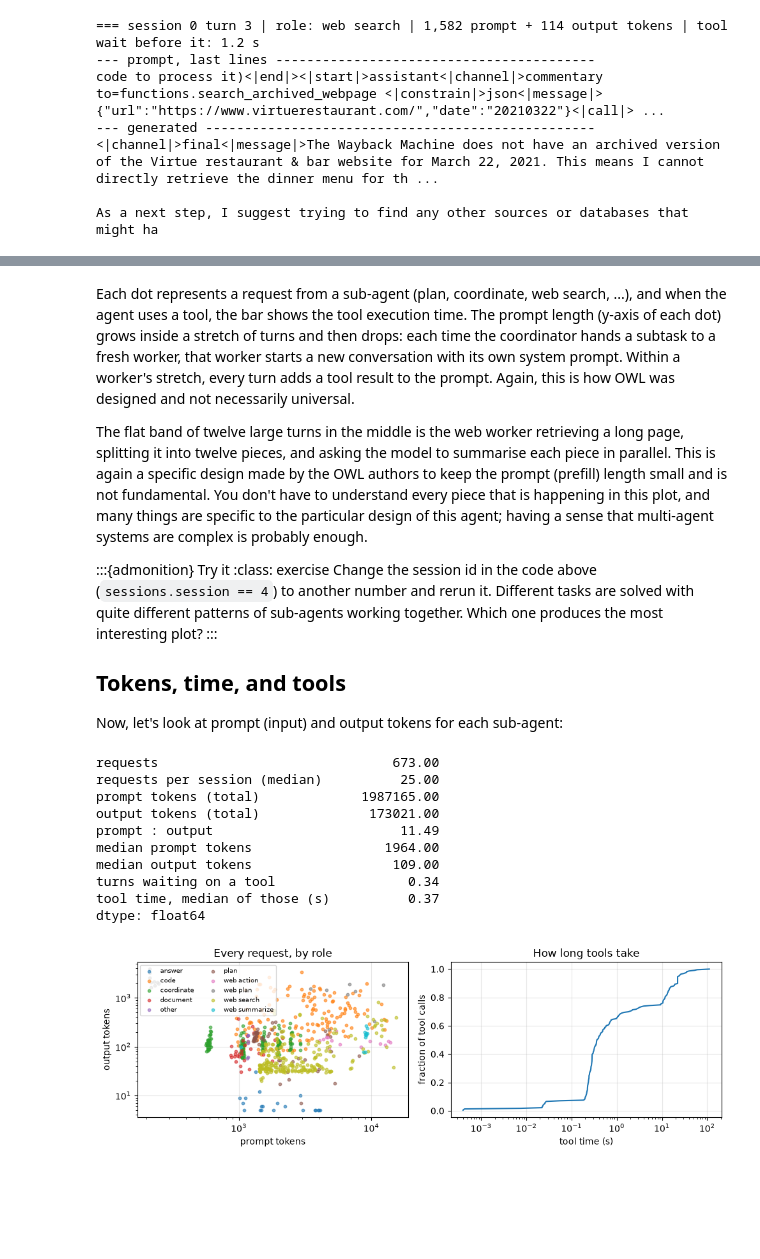
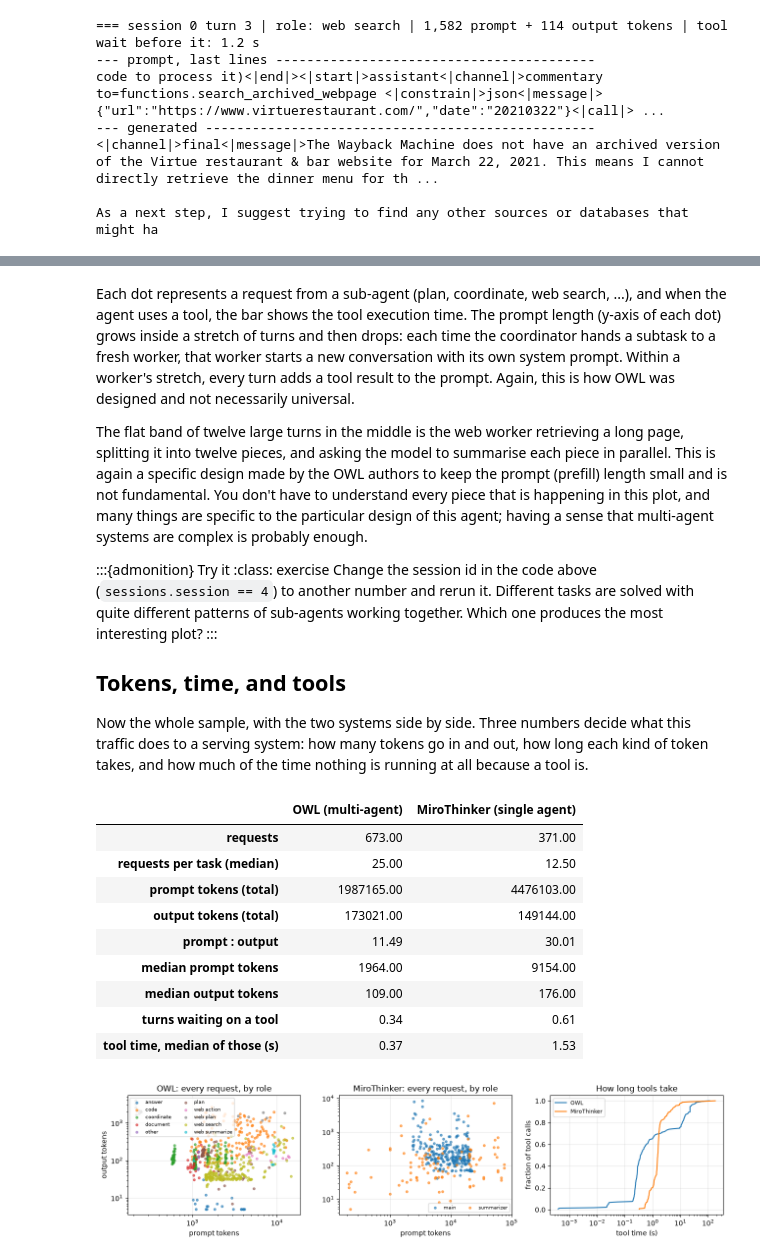
Before and after one commit to kwmaeng91/studying-llm-systems-without-gpus, a Jupyter notebook: docs/lectures/06-agentic-workloads.ipynb, the cells around one changed output, grey strips where cells are left out. Drawn from its saved outputs; the diff is of its cells as text; code cells hidden in the pictures; blank space fills up the shorter version.

```diff
--- a/docs/lectures/06-agentic-workloads.ipynb
+++ b/docs/lectures/06-agentic-workloads.ipynb
@@ -228,43 +267,50 @@ sub-agents working together. Which one produces the most interesting plot?
 
 ## Tokens, time, and tools
 
-Now, let's look at prompt (input) and output tokens for each sub-agent:
+Now the whole sample, with the two systems side by side. Three numbers decide
+what this traffic does to a serving system: how many tokens go in and out, how
+long each kind of token takes, and how much of the time nothing is running at
+all because a tool is.
 # %%
-tokens = pd.Series({
-    "requests": len(sessions),
-    "requests per session (median)": sessions.groupby("session").size().median(),
-    "prompt tokens (total)": sessions.num_prefill_tokens.sum(),
-    "output tokens (total)": sessions.num_decode_tokens.sum(),
-    "prompt : output": sessions.num_prefill_tokens.sum() / sessions.num_decode_tokens.sum(),
-    "median prompt tokens": sessions.num_prefill_tokens.median(),
-    "median output tokens": sessions.num_decode_tokens.median(),
-    "turns waiting on a tool": (sessions.tool_time > 0).mean(),
-    "tool time, median of those (s)": sessions.loc[sessions.tool_time > 0, "tool_time"].median(),
-})
-tokens.round(2)
+def shape(df):
+    return {"requests": len(df),
+            "requests per task (median)": df.groupby("session").size().median(),
+            "prompt tokens (total)": df.num_prefill_tokens.sum(),
+            "output tokens (total)": df.num_decode_tokens.sum(),
+            "prompt : output": df.num_prefill_tokens.sum() / df.num_decode_tokens.sum(),
+            "median prompt tokens": df.num_prefill_tokens.median(),
+            "median output tokens": df.num_decode_tokens.median(),
+            "turns waiting on a tool": (df.tool_time > 0).mean(),
+            "tool time, median of those (s)": df.loc[df.tool_time > 0, "tool_time"].median()}
+
+pd.DataFrame({"OWL (multi-agent)": shape(sessions),
+              "MiroThinker (single agent)": shape(miro)}).round(2)
 # %% [output]
-requests                              673.00
-requests per session (median)          25.00
-prompt tokens (total)             1987165.00
-output tokens (total)              173021.00
-prompt : output                        11.49
-median prompt tokens                 1964.00
-median output tokens                  109.00
-turns waiting on a tool                 0.34
-tool time, median of those (s)          0.37
-dtype: float64
+|  | OWL (multi-agent) | MiroThinker (single agent) |
+| requests | 673.00 | 371.00 |
+| requests per task (median) | 25.00 | 12.50 |
+| prompt tokens (total) | 1987165.00 | 4476103.00 |
+| output tokens (total) | 173021.00 | 149144.00 |
+| prompt : output | 11.49 | 30.01 |
+| median prompt tokens | 1964.00 | 9154.00 |
+| median output tokens | 109.00 | 176.00 |
+| turns waiting on a tool | 0.34 | 0.61 |
+| tool time, median of those (s) | 0.37 | 1.53 |
 # %%
-fig, ax = plt.subplots(1, 2, figsize=(10, 3.4))
-for role, g in sessions.groupby("role"):
-    ax[0].scatter(g["num_prefill_tokens"], g["num_decode_tokens"], s=10, alpha=.6, label=role)
-ax[0].set(xlabel="prompt tokens", ylabel="output tokens", xscale="log", yscale="log",
-          title="Every request, by role")
-ax[0].legend(fontsize=7, ncol=2)
-tool = np.sort(sessions.loc[sessions.tool_time > 0, "tool_time"])
-ax[1].plot(tool, np.arange(1, len(tool) + 1) / len(tool))
-ax[1].set(xlabel="tool time (s)", ylabel="fraction of tool calls", xscale="log",
+fig, ax = plt.subplots(1, 3, figsize=(13, 3.4))
+for col, (name, df) in enumerate([("OWL", sessions), ("MiroThinker", miro)]):
+    for role, g in df.groupby("role"):
+        ax[col].scatter(g["num_prefill_tokens"], g["num_decode_tokens"], s=10, alpha=.6, label=role)
+    ax[col].set(xlabel="prompt tokens", ylabel="output tokens" if col == 0 else "",
+                xscale="log", yscale="log", title=f"{name}: every request, by role")
+    ax[col].legend(fontsize=7, ncol=2)
+for name, df in [("OWL", sessions), ("MiroThinker", miro)]:
+    tool = np.sort(df.loc[df.tool_time > 0, "tool_time"])
+    ax[2].plot(tool, np.arange(1, len(tool) + 1) / len(tool), label=name)
+ax[2].set(xlabel="tool time (s)", ylabel="fraction of tool calls", xscale="log",
           title="How long tools take")
+ax[2].legend(fontsize=8)
 fig.tight_layout()
 # %% [output]
-[figure, old version]
+[figure, new version]
 # %% [markdown]
```
Also changed, not shown: parts of 15 cells of this notebook, 18 other files.
